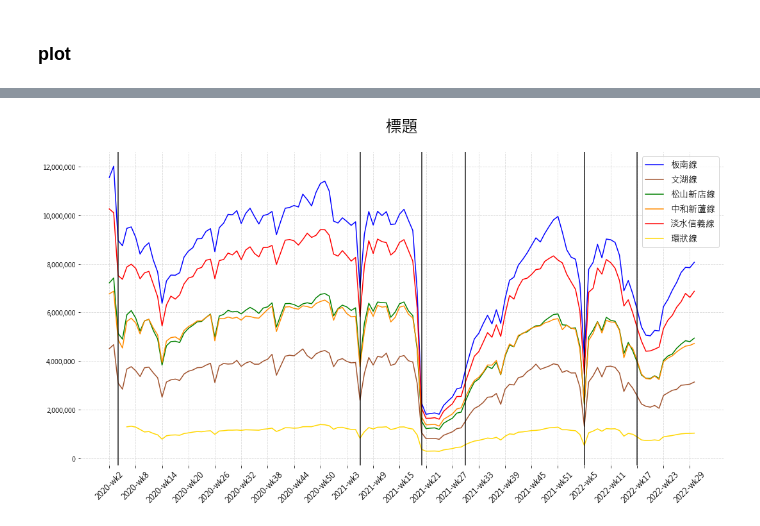
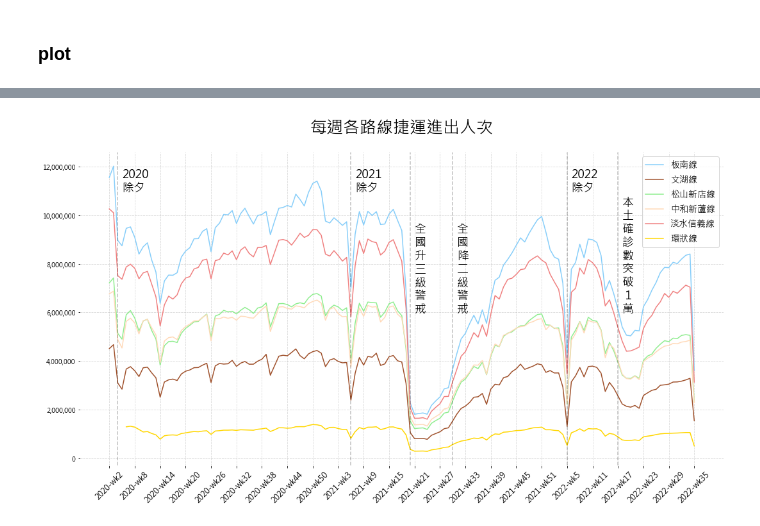
Before and after one commit to ShihWen/tpe-mrt-emr-serverless, a Jupyter notebook: read_outputs.ipynb, the cells around one changed output, grey strips where cells are left out. Saved outputs shown, nothing was run; the diff lists cells and outputs as text; code cells hidden in the pictures.

Commit message:
refined plot code

```diff
--- a/read_outputs.ipynb
+++ b/read_outputs.ipynb
@@ -287,11 +264,11 @@ plt.show()
 # %% [markdown]
 ### data
 # %%
-file = file_list[-1]
+file = 'output/wkly-02-line-traffic-20220917_01-59-20/part-00000-7610bda6-f787-41e2-b567-64643048bc9e-c000.csv'
 print(file)
 df = wr.s3.read_csv(path=f's3://{BUCKET_NAME}/{file}',
                     boto3_session=session)
 
-#df['start_dt'] = pd.to_datetime(df['start_dt'])
+df['start_dt'] = pd.to_datetime(df['start_dt'])
 display(df.head(10)), df.info()
 # %% [output]
@@ -369,44 +313,56 @@ y5 = df_plot[df_plot['line']=='R']['ttl_traffic']
 
 
 
 x2 = df_plot[(df_plot['line']=='Y') & (df_plot['start_dt']>'2020-01-31')]['yr-wk']
 y6 = df_plot[(df_plot['line']=='Y') & (df_plot['start_dt']>'2020-01-31')]['ttl_traffic']
 
 fig, ax = plt.subplots(figsize=(18,9))
+fig.patch.set_facecolor('xkcd:white')
+
 ax.grid(axis='both', linestyle='--', alpha=0.5)
-plt.setp(ax.spines.values(), color=(0,0,0,0))
+plt.setp(ax.spines.values(), color='white')
+
+ax.set_facecolor((0, 0, 0, 0))
 
 
-ax.set_title('標題', y=1.05, size=26)
+ax.set_title('每週各路線捷運進出人次', y=1.05, size=26)
 
 
 
 ax.yaxis.set_major_formatter(StrMethodFormatter('{x:,.0f}'))
 
-ax.plot(x, y1, color='blue', label='板南線')
+ax.plot(x, y1, color='lightskyblue', label='板南線')
 ax.plot(x, y2, color='sienna', label='文湖線')
-ax.plot(x, y3, color='green', label='松山新店線')
-ax.plot(x, y4, color='darkorange', label='中和新蘆線')
-ax.plot(x, y5, color='red', label='淡水信義線')
+ax.plot(x, y3, color='lightgreen', label='松山新店線')
+ax.plot(x, y4, color='peachpuff', label='中和新蘆線')
+ax.plot(x, y5, color='lightcoral', label='淡水信義線')
 ax.plot(x2, y6, color='gold', label='環狀線')
 
 
-ax.axvline(x="2020-wk4", color=(0,0,0,0.9))#, label="2020除夕")
-ax.axvline(x="2021-wk6", color=(0,0,0,0.9))#, label="2021除夕")
-ax.axvline(x="2021-wk20", color=(0,0,0,0.9))#, label="全國升三級警戒")
-ax.axvline(x="2021-wk30", color=(0,0,0,0.9))#, label="全國降二級警戒")
-ax.axvline(x="2022-wk5", color=(0,0,0,0.9))#, label="2022除夕")
-ax.axvline(x="2022-wk17", color=(0,0,0,0.9))#, label="確診數突破1萬")
-#ax.axvline(x="2022-wk21", color=(0,0,0,0.9))#, label="本土確診數突破9萬")
+ax.axvline(x="2020-wk4", color=(0,0,0,0.25), linestyle='--')#, label="2020除夕")
+ax.axvline(x="2021-wk6", color=(0,0,0,0.25), linestyle='--')#, label="2021除夕")
+ax.axvline(x="2021-wk20", color=(0,0,0,0.25), linestyle='--')#, label="全國升三級警戒")
+ax.axvline(x="2021-wk30", color=(0,0,0,0.25), linestyle='--')#, label="全國降二級警戒")
+ax.axvline(x="2022-wk5", color=(0,0,0,0.25), linestyle='--')#, label="2022除夕")
+ax.axvline(x="2022-wk17", color=(0,0,0,0.25), linestyle='--')#, label="確診數突破1萬")
+#ax.axvline(x="2022-wk21", color=(0,0,0,0.9), linestyle='--')#, label="本土確診數突破9萬")
+
+ax.text("2020-wk5", 11000000, '2020\n除夕', fontsize='18')
+ax.text("2021-wk7", 11000000, '2021\n除夕', fontsize='18')
+ax.text("2021-wk21", 6000000, '全\n國\n升\n三\n級\n警\n戒', fontsize='18')
+ax.text("2021-wk31", 6000000, '全\n國\n降\n二\n級\n警\n戒', fontsize='18')
+ax.text("2022-wk6", 11000000, '2022\n除夕', fontsize='18')
+ax.text("2022-wk18", 6000000, '本\n土\n確\n診\n數\n突\n破\n 1\n萬', fontsize='18')
 
 
 
 frq=6
 ax.set_xticks(x[::frq])
 ax.set_xticklabels(x[::frq],
                          rotation=45,
                          fontsize=12)
 plt.legend(fontsize=14)
+plt.savefig("plot/wkly_by_line.png", bbox_inches = 'tight', pad_inches = 0, dpi=100)
 plt.show()
 # %% [output]
-[figure, old version]
+[figure, new version]
```
Also changed, not shown: parts of 10 cells of this notebook, 3 other files.
